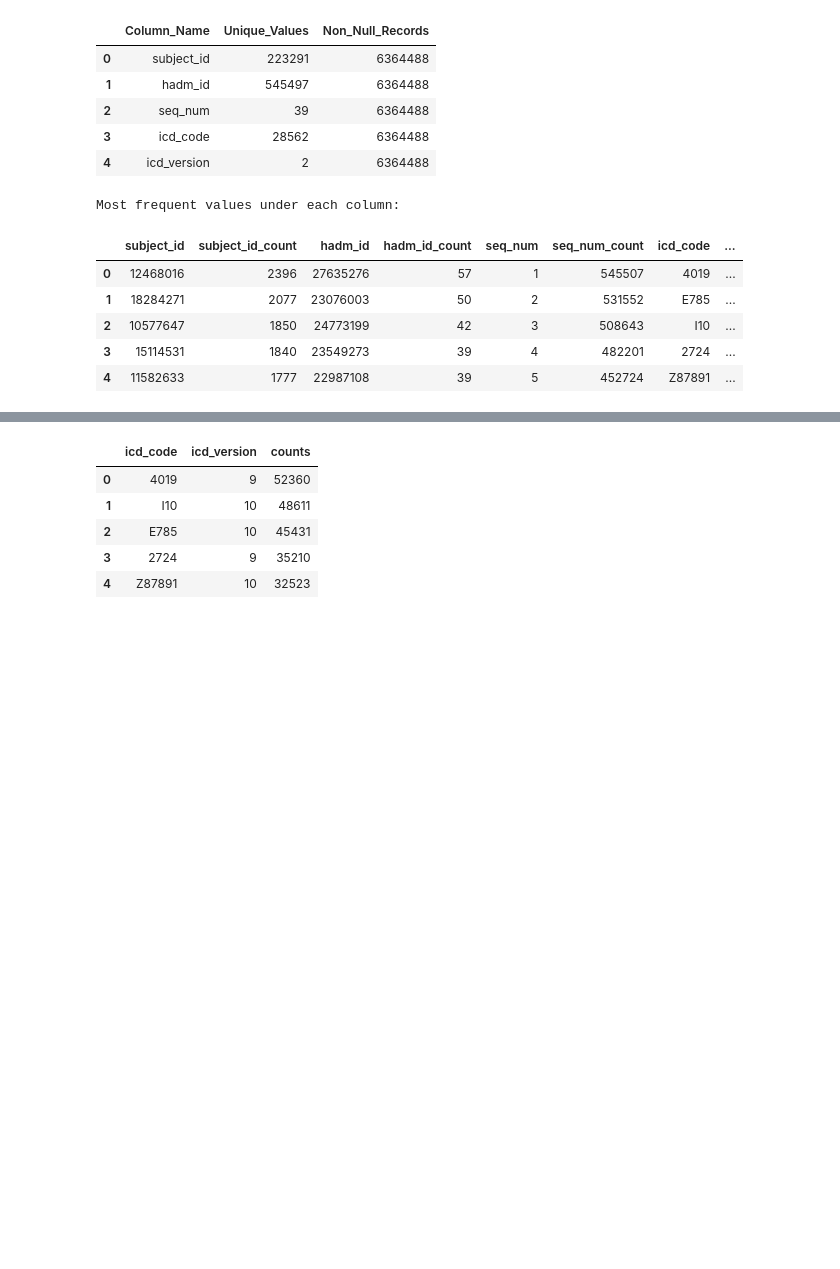
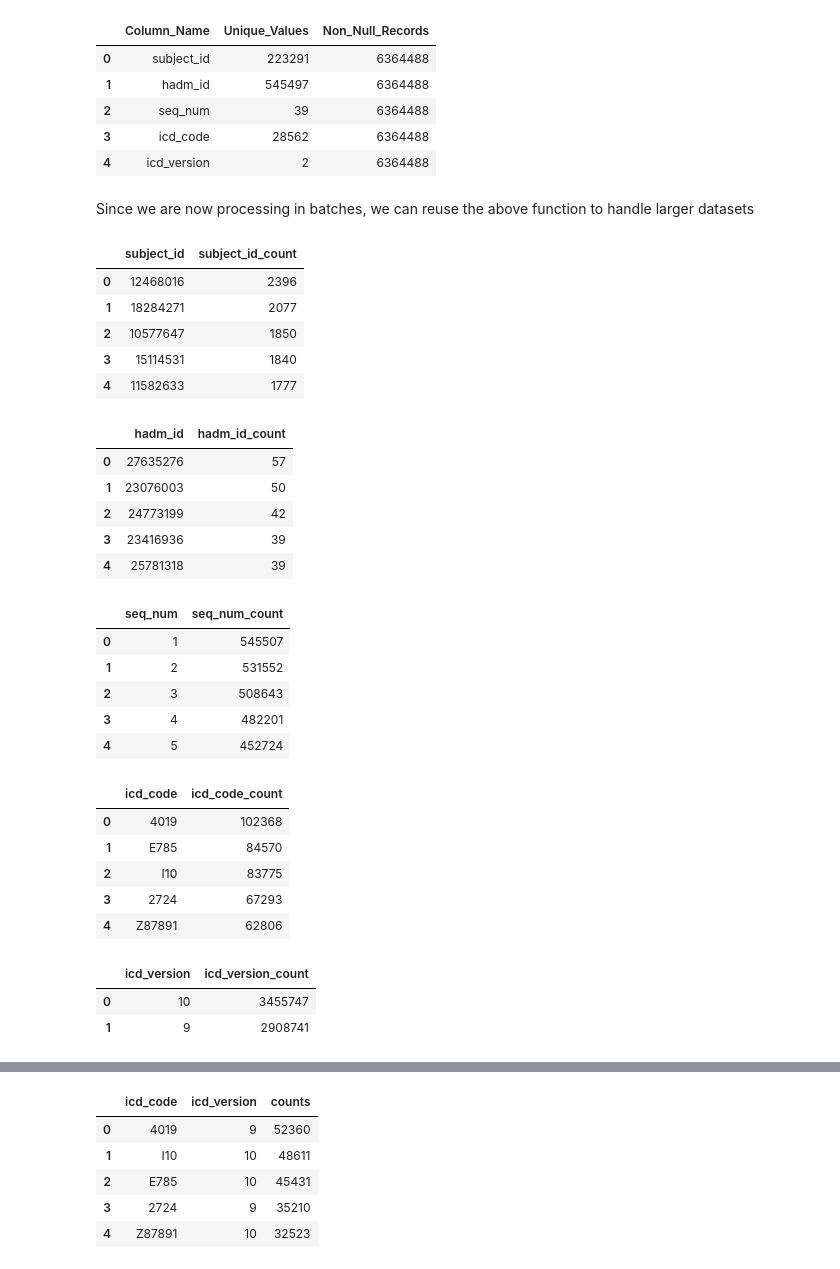
Before and after one commit to apvidul/EHR-Processing-Tutorial, a Jupyter notebook: EHR-Pipeline-Part1.ipynb, the cells around one changed output, grey strips where cells are left out. Drawn from its saved outputs; the diff is of its cells as text; code cells hidden in the pictures; blank space fills up the shorter version.

```diff
--- a/EHR-Pipeline-Part1.ipynb
+++ b/EHR-Pipeline-Part1.ipynb
@@ -232,41 +273,27 @@ Below, we define a custom summarization function designed to process larger data
 summarizes it, and provides the frequency distribution of individual EHR elements.
 # %%
-
-
 def get_basic_summary(filepath, batch_size):
 
-    frequencies = {}
-    non_null_records_count = {}
+    frequencies = defaultdict(lambda: defaultdict(int))
+    non_null_records_count = defaultdict(int)
     total_records_count = 0
 
     for batch in pd.read_csv(filepath, chunksize=batch_size, dtype=str):
-
-        total_records_count += batch.shape[0]
+        total_records_count += len(batch)
 
         for column in batch.columns:
-            if column not in frequencies:
-                frequencies[column] = {}
-                non_null_records_count[column] = 0
+            non_null_records_count[column] += batch[column].notnull().sum()
 
-            # Counting the number of non null records in each batch
-            non_null_records_count[column] += batch[column].count()
-
-            for item in batch[column]:
-                if item in frequencies[column]:
-                    frequencies[column][item] += 1
-                else:
-                    frequencies[column][item] = 1
+            value_counts = batch[column].value_counts()
+            for value, count in value_counts.items():
+                frequencies[column][value] += count
 
     freq_table = [
         (column, len(frequencies[column]), non_null_records_count[column])
         for column in frequencies
     ]
 
-
-    summary = pd.DataFrame(
-            freq_table, columns=["Column_Name", "Unique_Values", "Non_Null_Records"]
-        )
-
+    summary = pd.DataFrame(freq_table, columns=["Column_Name", "Unique_Values", "Non_Null_Records"])
 
     return {'summary':summary,'column_freq':frequencies,'records':total_records_count}
 # %%
@@ -290,27 +316,45 @@ Total number of records in diagnoses icd file : 6364488
 | 2 | seq_num | 39 | 6364488 |
 | 3 | icd_code | 28562 | 6364488 |
 | 4 | icd_version | 2 | 6364488 |
+# %% [markdown]
+Since we are now processing in batches, we can reuse the above function to handle larger datasets
 # %%
-# Next we'll count how often each item appears in the diagnoses_icd and sort them by frequency like we did above
+# Next we'll count how freqeunt each column item appears in the diagnoses_icd and sort them by frequency
+
 import heapq
 
 column_frequencies = summarize_output["column_freq"]
 
-
 for col, freq_data in column_frequencies.items():
     top_frequencies = heapq.nlargest(5, freq_data.items(), key=lambda x: x[1])
     freq_df = pd.DataFrame(top_frequencies, columns=[col, f"{col}_count"])
-    column_frequencies_dfs.append(freq_df)
-
-column_frequencies_df = pd.concat(column_frequencies_dfs,axis=1)
-print("Most frequent values under each column:")
-display(column_frequencies_df)
+    display(freq_df)
 # %% [output]
-Most frequent values under each column:
-|  | subject_id | subject_id_count | hadm_id | hadm_id_count | seq_num | seq_num_count | icd_code | ... |
-| 0 | 12468016 | 2396 | 27635276 | 57 | 1 | 545507 | 4019 | ... |
-| 1 | 18284271 | 2077 | 23076003 | 50 | 2 | 531552 | E785 | ... |
-| 2 | 10577647 | 1850 | 24773199 | 42 | 3 | 508643 | I10 | ... |
-| 3 | 15114531 | 1840 | 23549273 | 39 | 4 | 482201 | 2724 | ... |
-| 4 | 11582633 | 1777 | 22987108 | 39 | 5 | 452724 | Z87891 | ... |
+|  | subject_id | subject_id_count |
+| 0 | 12468016 | 2396 |
+| 1 | 18284271 | 2077 |
+| 2 | 10577647 | 1850 |
+| 3 | 15114531 | 1840 |
+| 4 | 11582633 | 1777 |
+|  | hadm_id | hadm_id_count |
+| 0 | 27635276 | 57 |
+| 1 | 23076003 | 50 |
+| 2 | 24773199 | 42 |
+| 3 | 23416936 | 39 |
+| 4 | 25781318 | 39 |
+|  | seq_num | seq_num_count |
+| 0 | 1 | 545507 |
+| 1 | 2 | 531552 |
+| 2 | 3 | 508643 |
+| 3 | 4 | 482201 |
+| 4 | 5 | 452724 |
+|  | icd_code | icd_code_count |
+| 0 | 4019 | 102368 |
+| 1 | E785 | 84570 |
+| 2 | I10 | 83775 |
+| 3 | 2724 | 67293 |
+| 4 | Z87891 | 62806 |
+|  | icd_version | icd_version_count |
+| 0 | 10 | 3455747 |
+| 1 | 9 | 2908741 |
 # %% [markdown]
```
Also changed, not shown: parts of 41 cells of this notebook, 4 other files.
